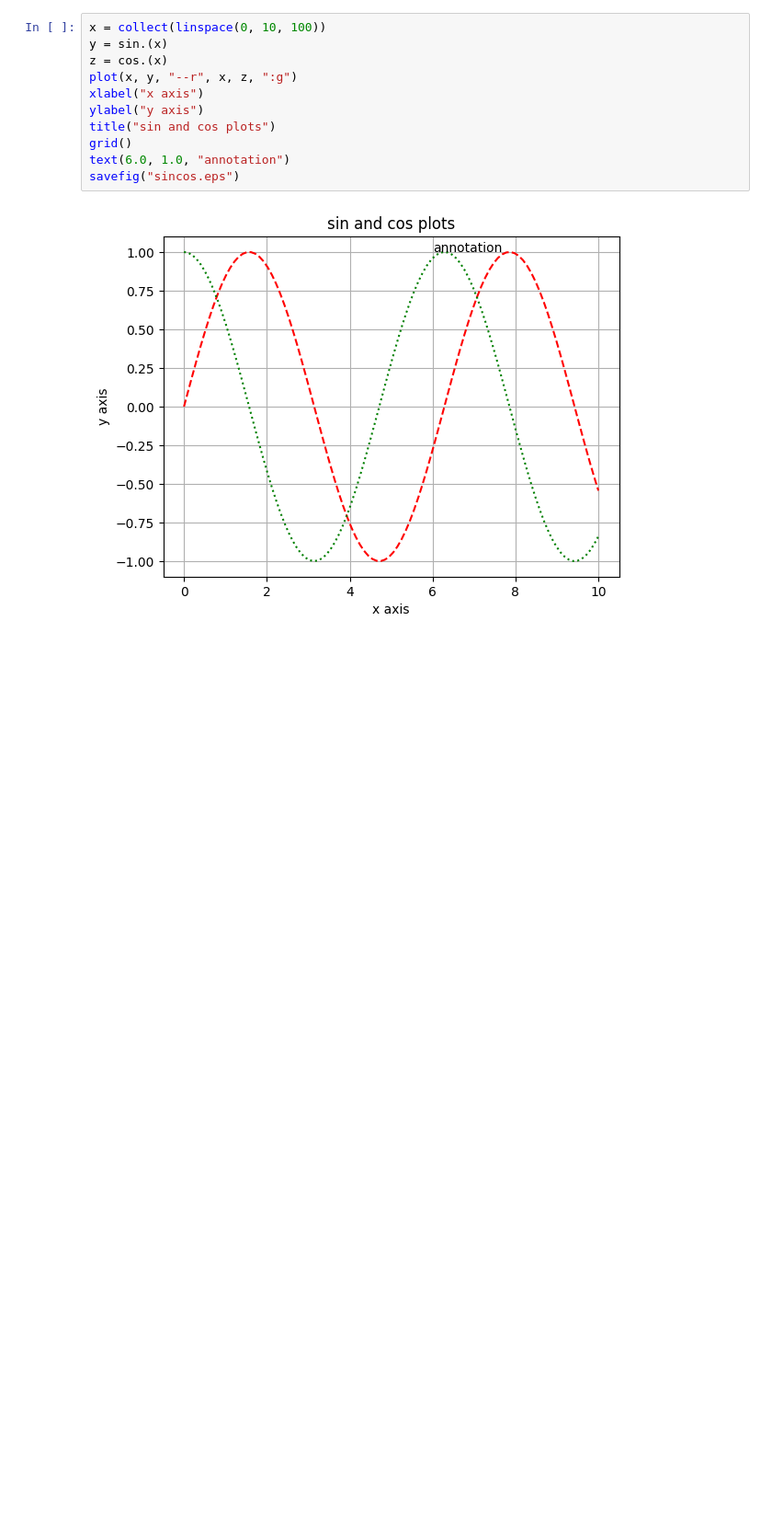
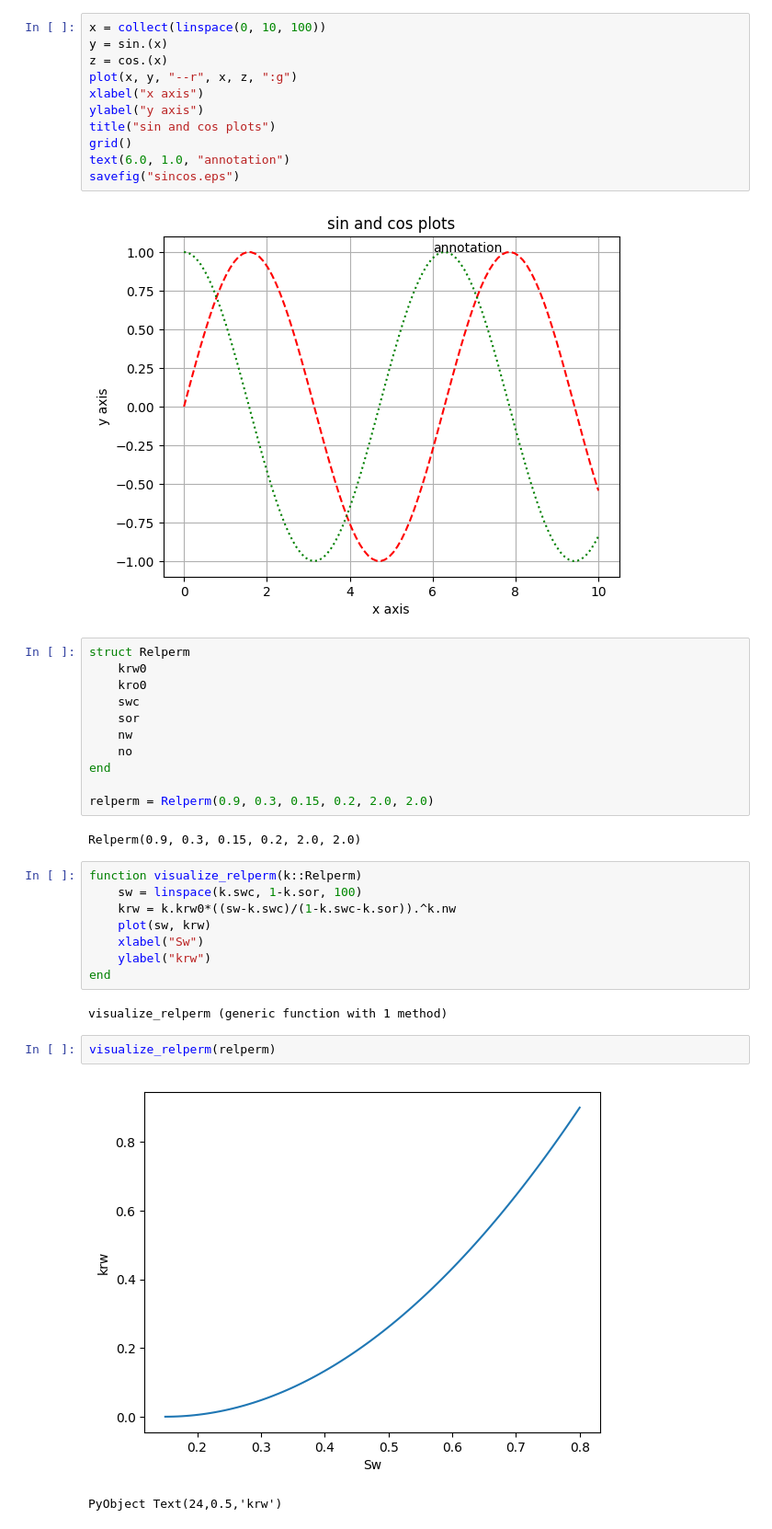
Before and after one commit to simulkade/peteng, a Jupyter notebook: analytical/notebooks/julia_test.ipynb, the cells around one changed output. Shown at 92% size. Cells and saved outputs as stored; diff of their text form; blank space fills up the shorter version.

```diff
--- a/analytical/notebooks/julia_test.ipynb
+++ b/analytical/notebooks/julia_test.ipynb
@@ -26,3 +23,31 @@ text(6.0, 1.0, "annotation")
 savefig("sincos.eps")
 # %% [output]
 [figure]
+# %%
+struct Relperm
+    krw0
+    kro0
+    swc
+    sor
+    nw
+    no
+end
+
+relperm = Relperm(0.9, 0.3, 0.15, 0.2, 2.0, 2.0)
+# %% [output]
+Relperm(0.9, 0.3, 0.15, 0.2, 2.0, 2.0)
+# %%
+function visualize_relperm(k::Relperm)
+    sw = linspace(k.swc, 1-k.sor, 100)
+    krw = k.krw0*((sw-k.swc)/(1-k.swc-k.sor)).^k.nw
+    plot(sw, krw)
+    xlabel("Sw")
+    ylabel("krw")
+end
+# %% [output]
+visualize_relperm (generic function with 1 method)
+# %%
+visualize_relperm(relperm)
+# %% [output]
+[figure, added]
+PyObject Text(24,0.5,'krw')
```
Also changed, not shown: parts of 3 cells of this notebook, 3 other files.
